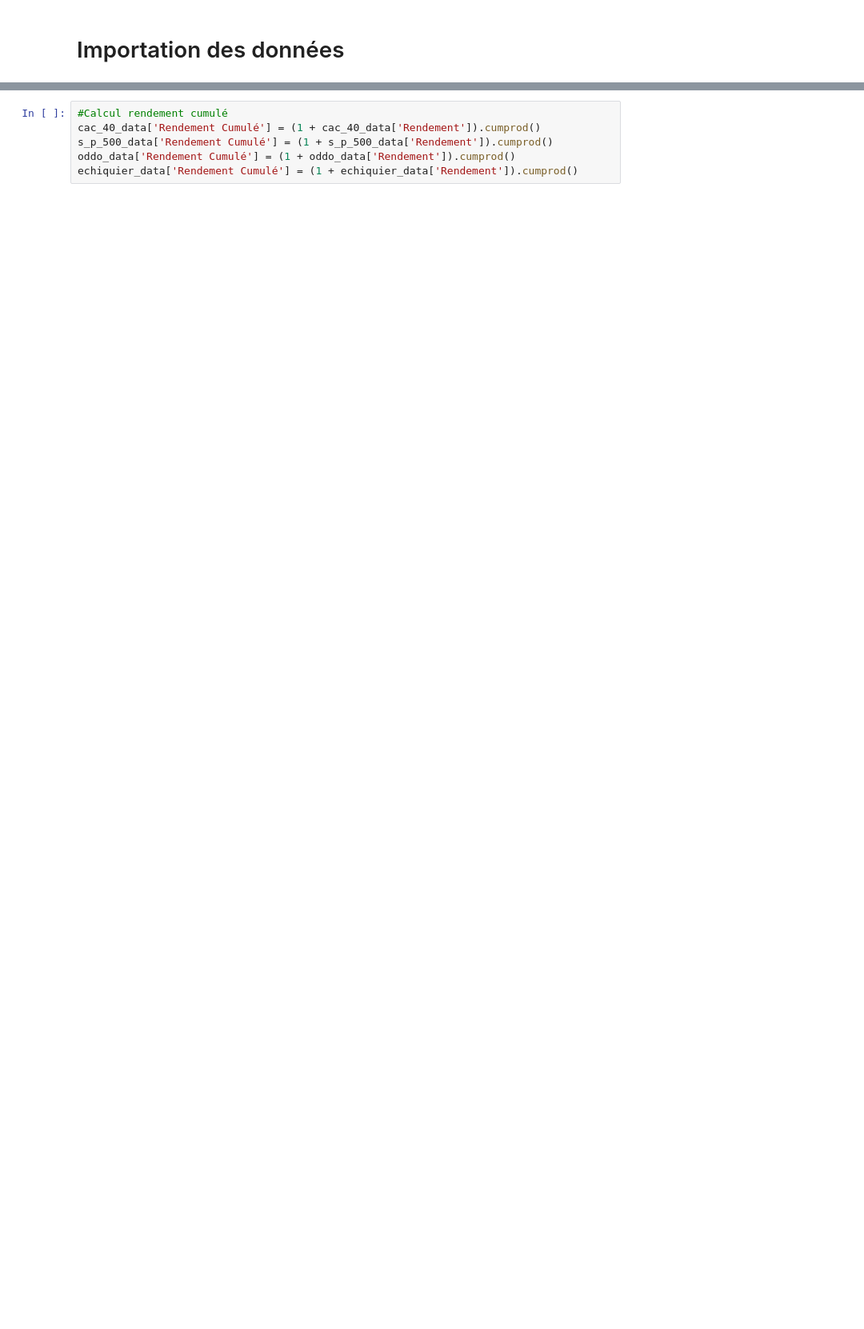
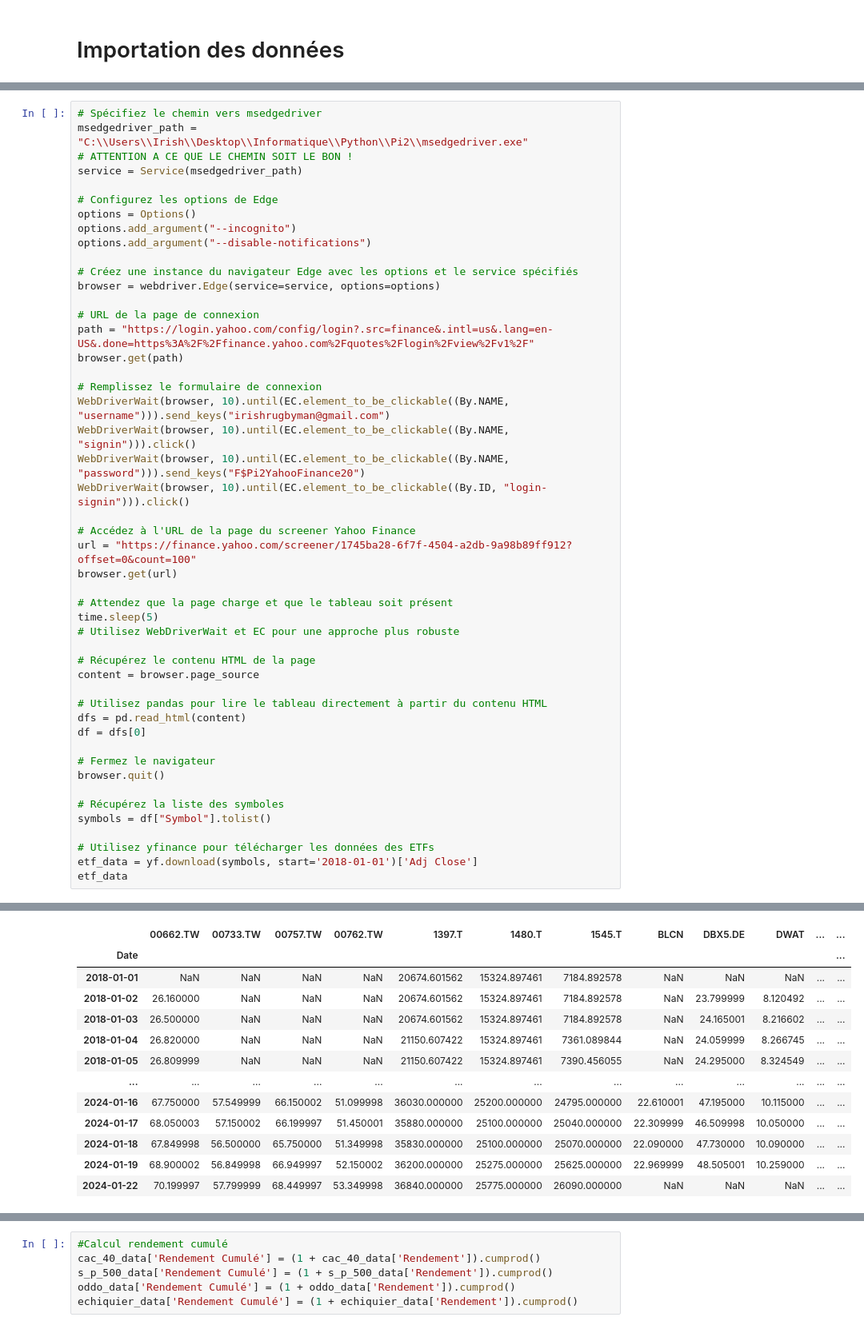
Before and after one commit to IrishRugbyman/Pi2, a Jupyter notebook: Comparaison_entre_différents_fonds (1).ipynb, the cells around one changed output, grey strips where cells are left out. Shown at 80% size. Drawn from its saved outputs; the diff is of its cells as text; blank space fills up the shorter version.

```diff
--- a/Comparaison_entre_différents_fonds (1).ipynb
+++ b/Comparaison_entre_différents_fonds (1).ipynb
@@ -5,0 +26,49 @@ import datetime
+# %%
+# Spécifiez le chemin vers msedgedriver
+msedgedriver_path = "C:\\Users\\Irish\\Desktop\\Informatique\\Python\\Pi2\\msedgedriver.exe"
+# ATTENTION A CE QUE LE CHEMIN SOIT LE BON !
+service = Service(msedgedriver_path)
+
+# Configurez les options de Edge
+options = Options()
+options.add_argument("--incognito")
+options.add_argument("--disable-notifications")
+
+# Créez une instance du navigateur Edge avec les options et le service spécifiés
+browser = webdriver.Edge(service=service, options=options)
+
+# URL de la page de connexion
+path = "https://login.yahoo.com/config/login?.src=finance&.intl=us&.lang=en-US&.done=https%3A%2F%2Ffinance.yahoo.com%2Fquotes%2Flogin%2Fview%2Fv1%2F"
+browser.get(path)
+
+# Remplissez le formulaire de connexion
+WebDriverWait(browser, 10).until(EC.element_to_be_clickable((By.NAME, "username"))).send_keys("irishrugbyman@gmail.com")
+WebDriverWait(browser, 10).until(EC.element_to_be_clickable((By.NAME, "signin"))).click()
+WebDriverWait(browser, 10).until(EC.element_to_be_clickable((By.NAME, "password"))).send_keys("F$Pi2YahooFinance20")
+WebDriverWait(browser, 10).until(EC.element_to_be_clickable((By.ID, "login-signin"))).click()
+
+# Accédez à l'URL de la page du screener Yahoo Finance
+url = "https://finance.yahoo.com/screener/1745ba28-6f7f-4504-a2db-9a98b89ff912?offset=0&count=100"
+browser.get(url)
+
+# Attendez que la page charge et que le tableau soit présent
+time.sleep(5)
+# Utilisez WebDriverWait et EC pour une approche plus robuste
+
+# Récupérez le contenu HTML de la page
+content = browser.page_source
+
+# Utilisez pandas pour lire le tableau directement à partir du contenu HTML
+dfs = pd.read_html(content)
+df = dfs[0]
+
+# Fermez le navigateur
+browser.quit()
+
+# Récupérez la liste des symboles
+symbols = df["Symbol"].tolist()
+
+# Utilisez yfinance pour télécharger les données des ETFs
+etf_data = yf.download(symbols, start='2018-01-01')['Adj Close']
+etf_data
+# %% [output]
@@ -5,0 +76,13 @@ import datetime
+|  | 00662.TW | 00733.TW | 00757.TW | 00762.TW | 1397.T | 1480.T | 1545.T | BLCN | DBX5.DE | DWAT | ... | ... |
+| Date |  |  |  |  |  |  |  |  |  |  |  | ... |
+| 2018-01-01 | NaN | NaN | NaN | NaN | 20674.601562 | 15324.897461 | 7184.892578 | NaN | NaN | NaN | ... | ... |
+| 2018-01-02 | 26.160000 | NaN | NaN | NaN | 20674.601562 | 15324.897461 | 7184.892578 | NaN | 23.799999 | 8.120492 | ... | ... |
+| 2018-01-03 | 26.500000 | NaN | NaN | NaN | 20674.601562 | 15324.897461 | 7184.892578 | NaN | 24.165001 | 8.216602 | ... | ... |
+| 2018-01-04 | 26.820000 | NaN | NaN | NaN | 21150.607422 | 15324.897461 | 7361.089844 | NaN | 24.059999 | 8.266745 | ... | ... |
+| 2018-01-05 | 26.809999 | NaN | NaN | NaN | 21150.607422 | 15324.897461 | 7390.456055 | NaN | 24.295000 | 8.324549 | ... | ... |
+| ... | ... | ... | ... | ... | ... | ... | ... | ... | ... | ... | ... | ... |
+| 2024-01-16 | 67.750000 | 57.549999 | 66.150002 | 51.099998 | 36030.000000 | 25200.000000 | 24795.000000 | 22.610001 | 47.195000 | 10.115000 | ... | ... |
+| 2024-01-17 | 68.050003 | 57.150002 | 66.199997 | 51.450001 | 35880.000000 | 25100.000000 | 25040.000000 | 22.309999 | 46.509998 | 10.050000 | ... | ... |
+| 2024-01-18 | 67.849998 | 56.500000 | 65.750000 | 51.349998 | 35830.000000 | 25100.000000 | 25070.000000 | 22.090000 | 47.730000 | 10.090000 | ... | ... |
+| 2024-01-19 | 68.900002 | 56.849998 | 66.949997 | 52.150002 | 36200.000000 | 25275.000000 | 25625.000000 | 22.969999 | 48.505001 | 10.259000 | ... | ... |
+| 2024-01-22 | 70.199997 | 57.799999 | 68.449997 | 53.349998 | 36840.000000 | 25775.000000 | 26090.000000 | NaN | NaN | NaN | ... | ... |
```
Also changed, not shown: parts of 11 cells of this notebook, 1 other file.
